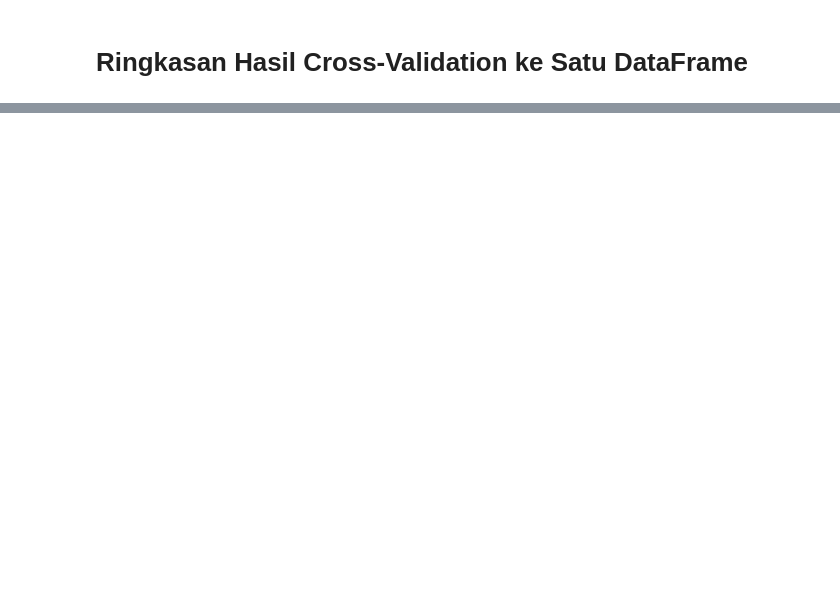
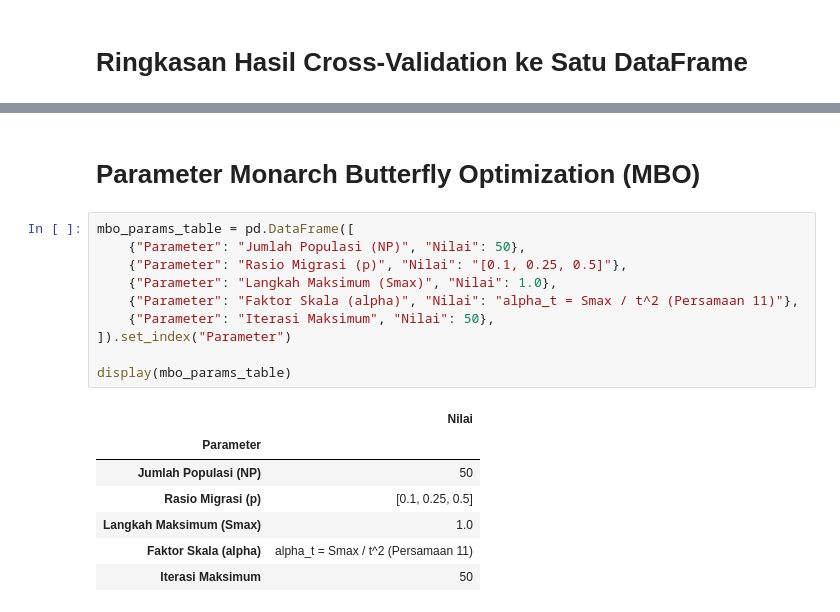
Before and after one commit to EmirAtthariq/Smiles2Vec_LSTM, a Jupyter notebook: smiles2vec_LSTM.ipynb, the cells around one changed output, grey strips where cells are left out. Cells and saved outputs as stored; diff of their text form; blank space fills up the shorter version.

```diff
--- a/smiles2vec_LSTM.ipynb
+++ b/smiles2vec_LSTM.ipynb
@@ -466,0 +608,20 @@ display(full_summary_df)
+# %% [markdown]
+# Parameter Monarch Butterfly Optimization (MBO)
+# %%
+mbo_params_table = pd.DataFrame([
+    {"Parameter": "Jumlah Populasi (NP)", "Nilai": 50},
+    {"Parameter": "Rasio Migrasi (p)", "Nilai": "[0.1, 0.25, 0.5]"},
+    {"Parameter": "Langkah Maksimum (Smax)", "Nilai": 1.0},
+    {"Parameter": "Faktor Skala (alpha)", "Nilai": "alpha_t = Smax / t^2 (Persamaan 11)"},
+    {"Parameter": "Iterasi Maksimum", "Nilai": 50},
+]).set_index("Parameter")
+
+display(mbo_params_table)
+# %% [output]
+|  | Nilai |
+| Parameter |  |
+| Jumlah Populasi (NP) | 50 |
+| Rasio Migrasi (p) | [0.1, 0.25, 0.5] |
+| Langkah Maksimum (Smax) | 1.0 |
+| Faktor Skala (alpha) | alpha_t = Smax / t^2 (Persamaan 11) |
+| Iterasi Maksimum | 50 |
```
Also changed, not shown: parts of 32 cells of this notebook, 3 other files.
